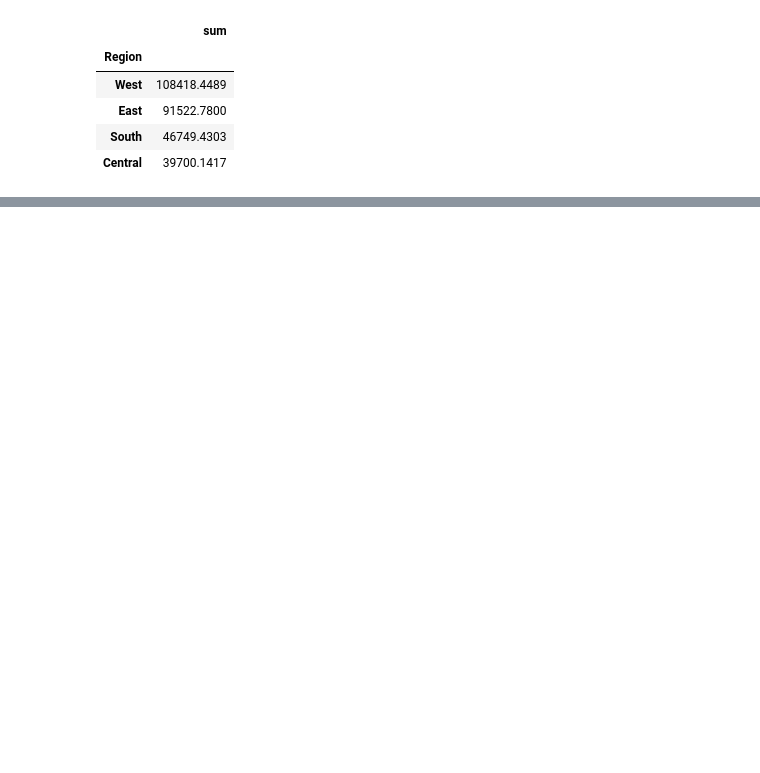
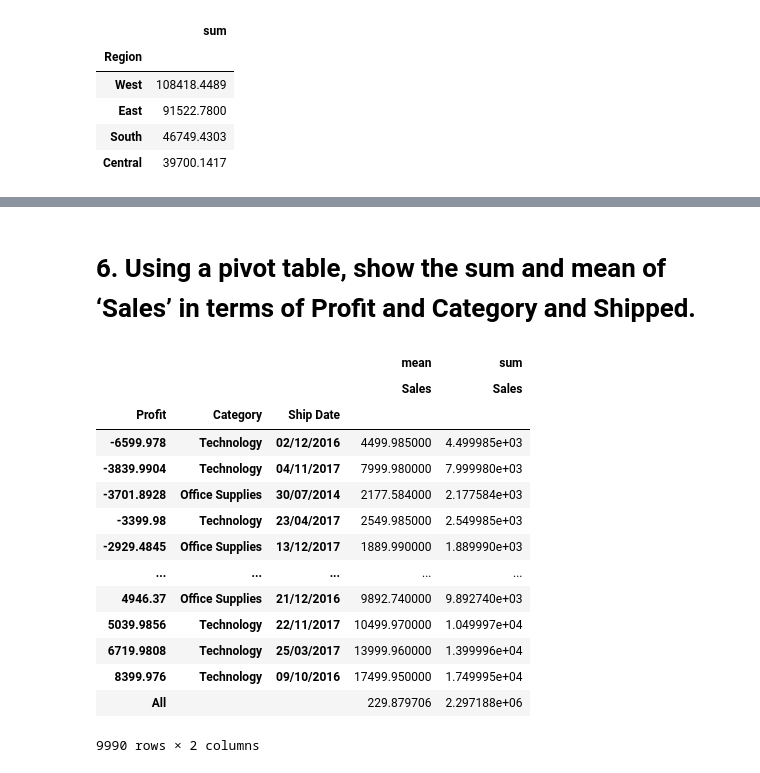
Before and after one commit to jakewarrenblack/research_and_analytics, a Jupyter notebook: Problem_1/Problem 1.ipynb, the cells around one changed output, grey strips where cells are left out. Saved outputs shown, nothing was run; the diff lists cells and outputs as text; code cells hidden in the pictures; blank space fills up the shorter version.

```diff
--- a/Problem_1/Problem 1.ipynb
+++ b/Problem_1/Problem 1.ipynb
@@ -92,0 +107,31 @@ table
+# %% [markdown]
+# 6.	Using a pivot table, show the sum and mean of ‘Sales’ in terms of Profit and Category and Shipped.
+# %%
+# A pivot table is useful for summarising large datasets
+# It's like a more customisable version of groupby
+# Selecting the columns we're interested in as index, populating values with sales totals and running both mean and sum agg functions on them
+
+# Here the mean and sum are the same, as the table only involves one numerical column...
+table = df.pivot_table(
+    values=['Sales'],
+    index=['Profit', 'Category', 'Ship Date'],
+    aggfunc=['mean', 'sum'],
+    margins=True)
+
+table
+# %% [output]
+|  |  |  | mean | sum |
+|  |  |  | Sales | Sales |
+| Profit | Category | Ship Date |  |  |
+| -6599.978 | Technology | 02/12/2016 | 4499.985000 | 4.499985e+03 |
+| -3839.9904 | Technology | 04/11/2017 | 7999.980000 | 7.999980e+03 |
+| -3701.8928 | Office Supplies | 30/07/2014 | 2177.584000 | 2.177584e+03 |
+| -3399.98 | Technology | 23/04/2017 | 2549.985000 | 2.549985e+03 |
+| -2929.4845 | Office Supplies | 13/12/2017 | 1889.990000 | 1.889990e+03 |
+| ... | ... | ... | ... | ... |
+| 4946.37 | Office Supplies | 21/12/2016 | 9892.740000 | 9.892740e+03 |
+| 5039.9856 | Technology | 22/11/2017 | 10499.970000 | 1.049997e+04 |
+| 6719.9808 | Technology | 25/03/2017 | 13999.960000 | 1.399996e+04 |
+| 8399.976 | Technology | 09/10/2016 | 17499.950000 | 1.749995e+04 |
+| All |  |  | 229.879706 | 2.297188e+06 |
+9990 rows × 2 columns
```
Also changed, not shown: parts of 24 cells of this notebook, 3 other files.
